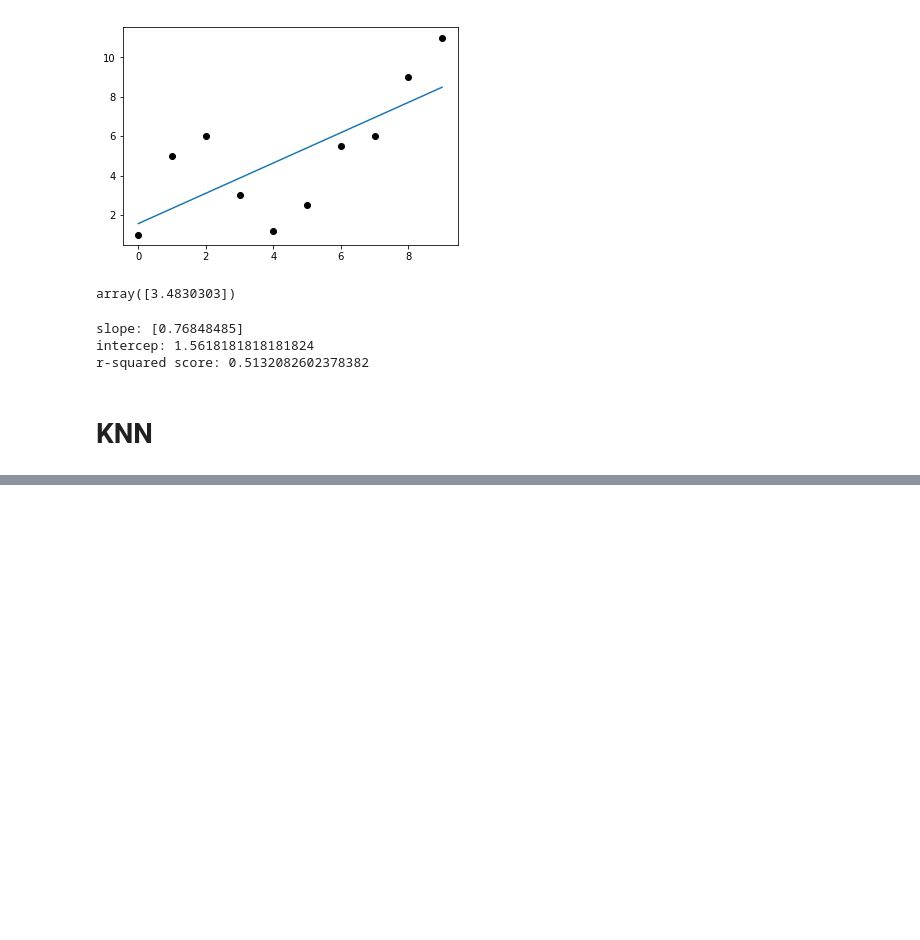
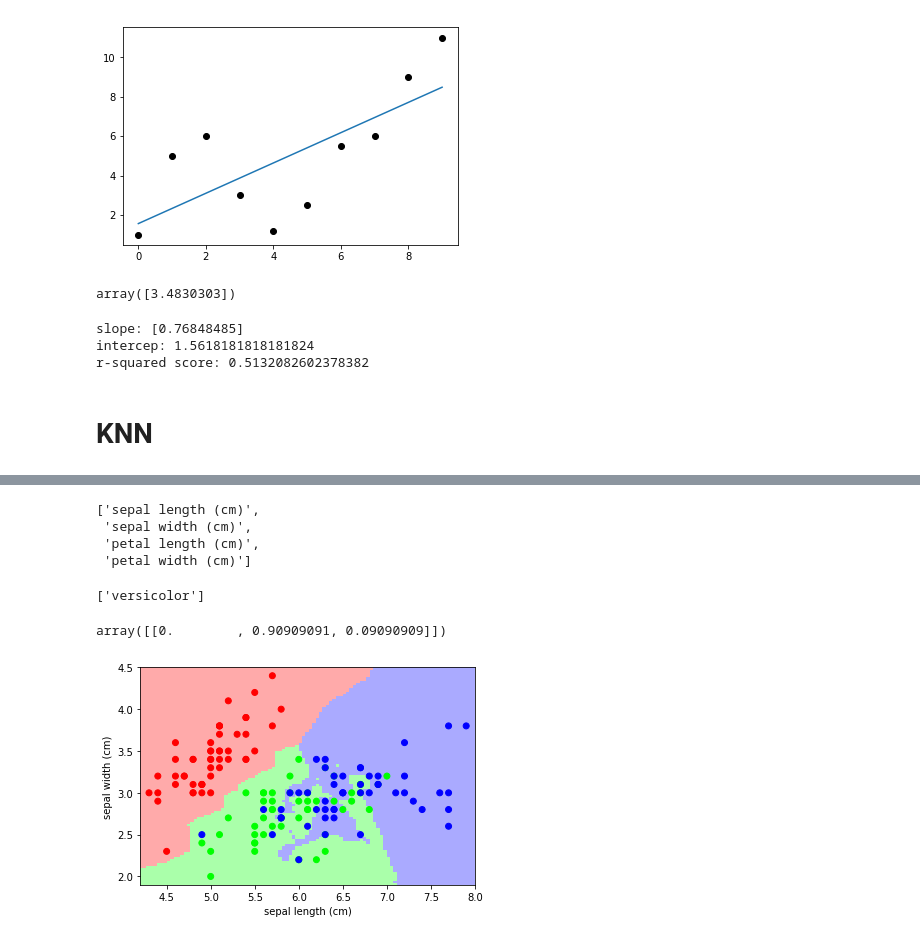
Before and after one commit to frodrd00/TutorialScikitLearn, a Jupyter notebook: Tutorial.ipynb, the cells around one changed output, grey strips where cells are left out. Cells and saved outputs as stored; diff of their text form; code cells hidden in the pictures; blank space fills up the shorter version.

```diff
--- a/Tutorial.ipynb
+++ b/Tutorial.ipynb
@@ -122,0 +172,30 @@ AttributeError: 'function' object has no attribute 'data'
+# %%
+iris.feature_names
+# %% [output]
+['sepal length (cm)',
+ 'sepal width (cm)',
+ 'petal length (cm)',
+ 'petal width (cm)']
+# %%
+# create the model
+knn = neighbors.KNeighborsClassifier(n_neighbors=11)
+
+# fit the model
+knn.fit(X, y)
+
+# predict new features
+pred = knn.predict([[3, 5, 4, 2]])
+
+print iris.target_names[pred]
+# %% [output]
+['versicolor']
+# %%
+# prebabilistic predictions
+knn.predict_proba([[3, 5, 4, 2]])
+# %% [output]
+array([[0.        , 0.90909091, 0.09090909]])
+# %%
+from fig_code import plot_iris_knn
+plot_iris_knn()
+# %% [output]
+[figure, added]
```
Also changed, not shown: parts of 17 cells of this notebook, 15 other files.
